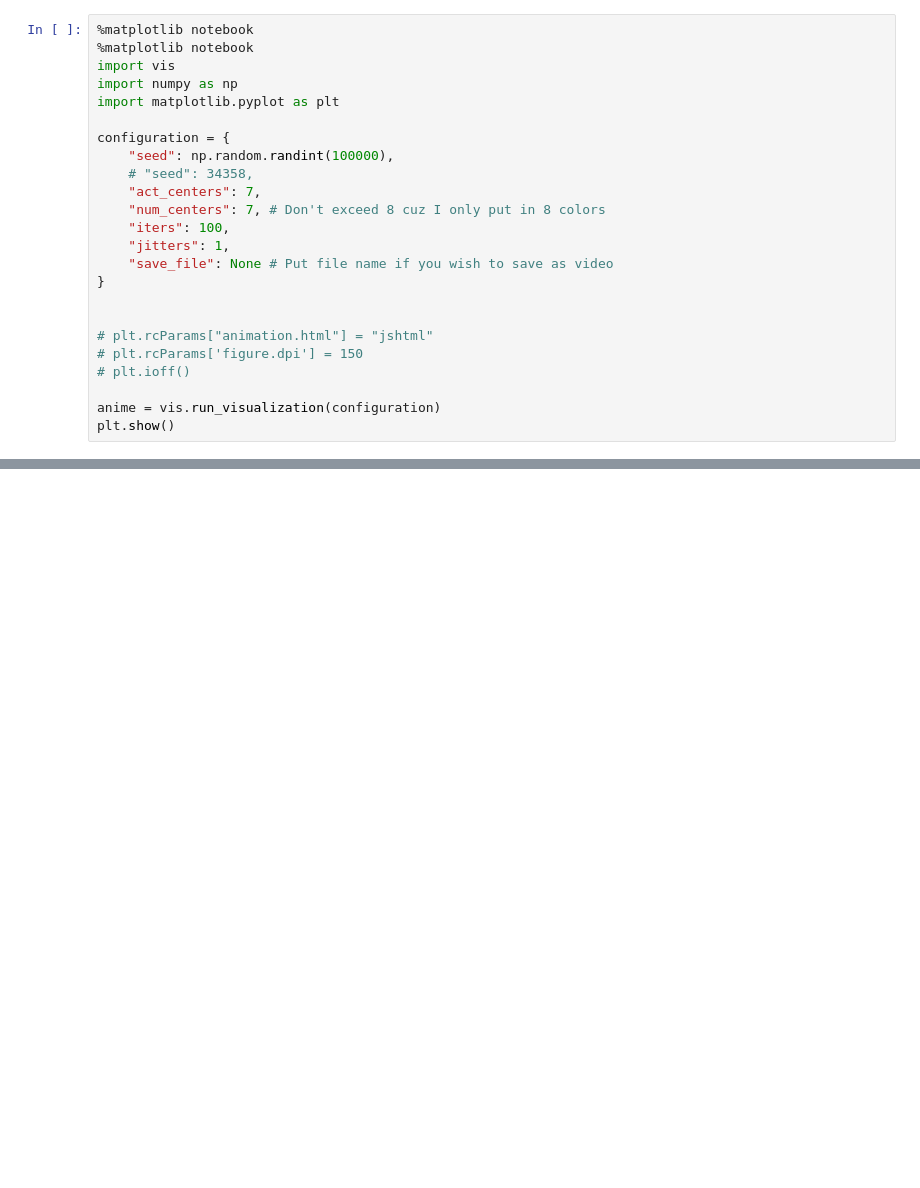
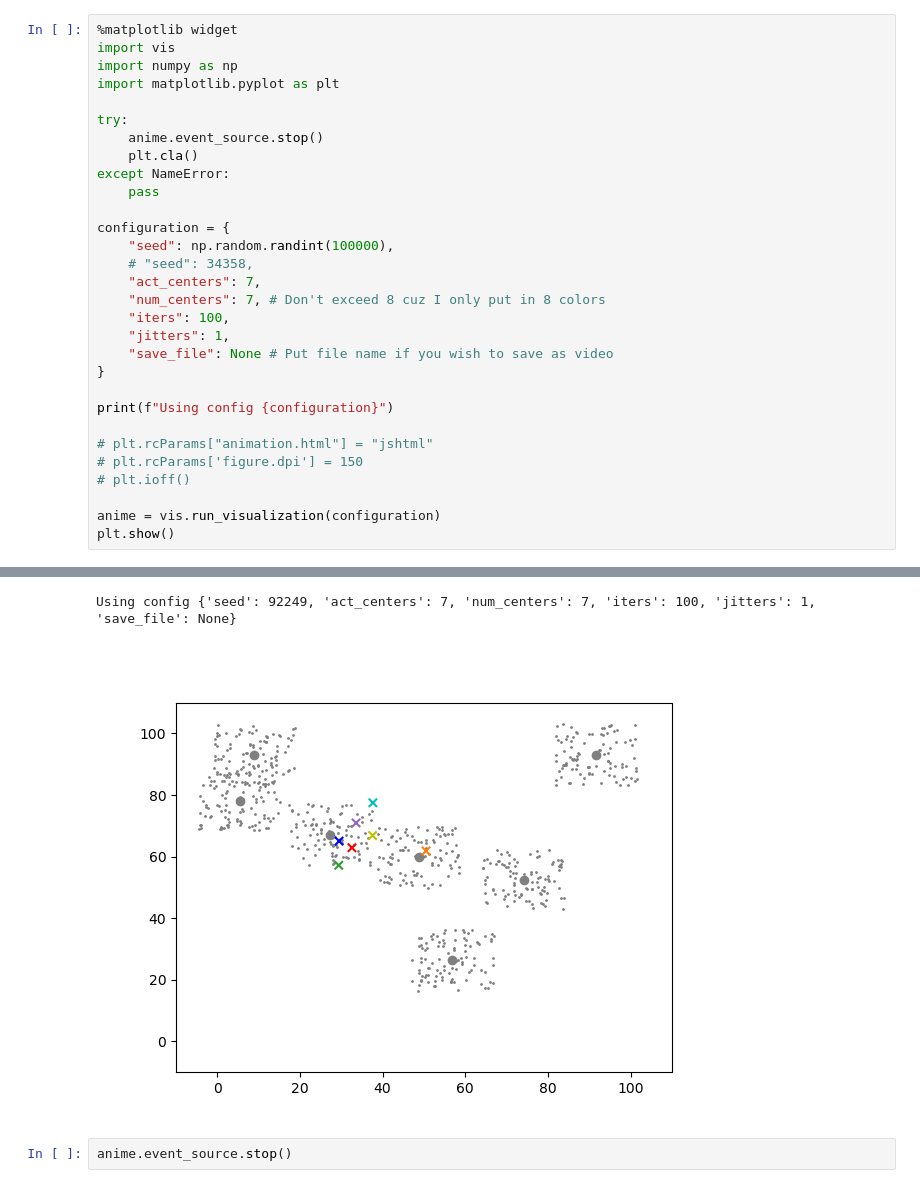
Before and after one commit to RK22000/K-means_Clustering_Visuallization, a Jupyter notebook: vis.ipynb, the cells around one changed output, grey strips where cells are left out. Saved outputs shown, nothing was run; the diff lists cells and outputs as text; blank space fills up the shorter version.

```diff
--- a/vis.ipynb
+++ b/vis.ipynb
@@ -1,9 +1,14 @@
 # %%
-%matplotlib notebook
-%matplotlib notebook
+%matplotlib widget
 import vis
 import numpy as np
 import matplotlib.pyplot as plt
+
+try:
+    anime.event_source.stop()
+    plt.cla()
+except NameError:
+    pass
 
 configuration = {
     "seed": np.random.randint(100000),
@@ -15,6 +20,7 @@ configuration = {
     "save_file": None # Put file name if you wish to save as video
 }
 
+print(f"Using config {configuration}")
 
 # plt.rcParams["animation.html"] = "jshtml"
 # plt.rcParams['figure.dpi'] = 150
@@ -27,0 +32,4 @@ plt.show()
+Using config {'seed': 92249, 'act_centers': 7, 'num_centers': 7, 'iters': 100, 'jitters': 1, 'save_file': None}
+[figure, added]
+# %%
+anime.event_source.stop()
```
Also changed, not shown: parts of 1 cell of this notebook, 4 other files.
